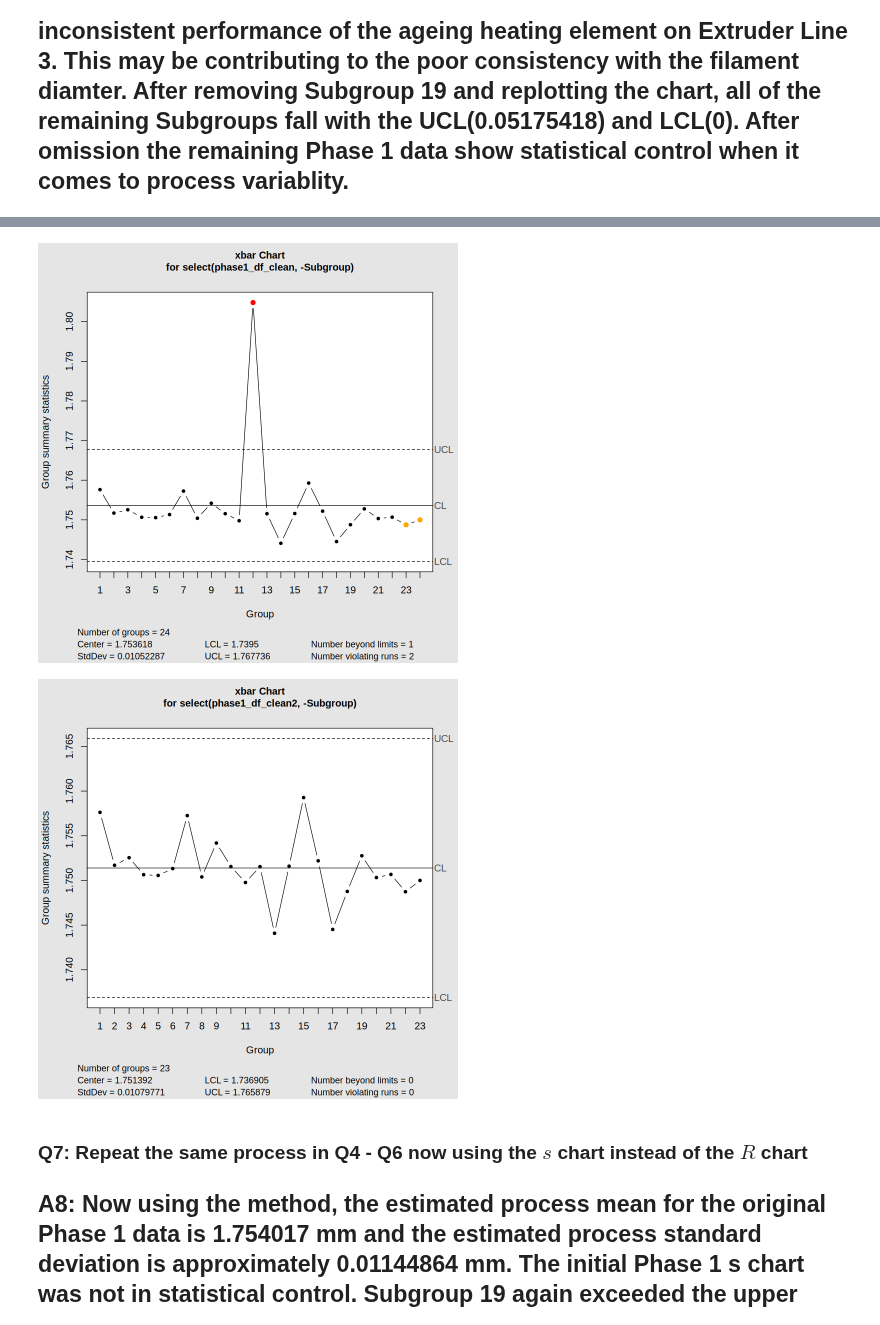
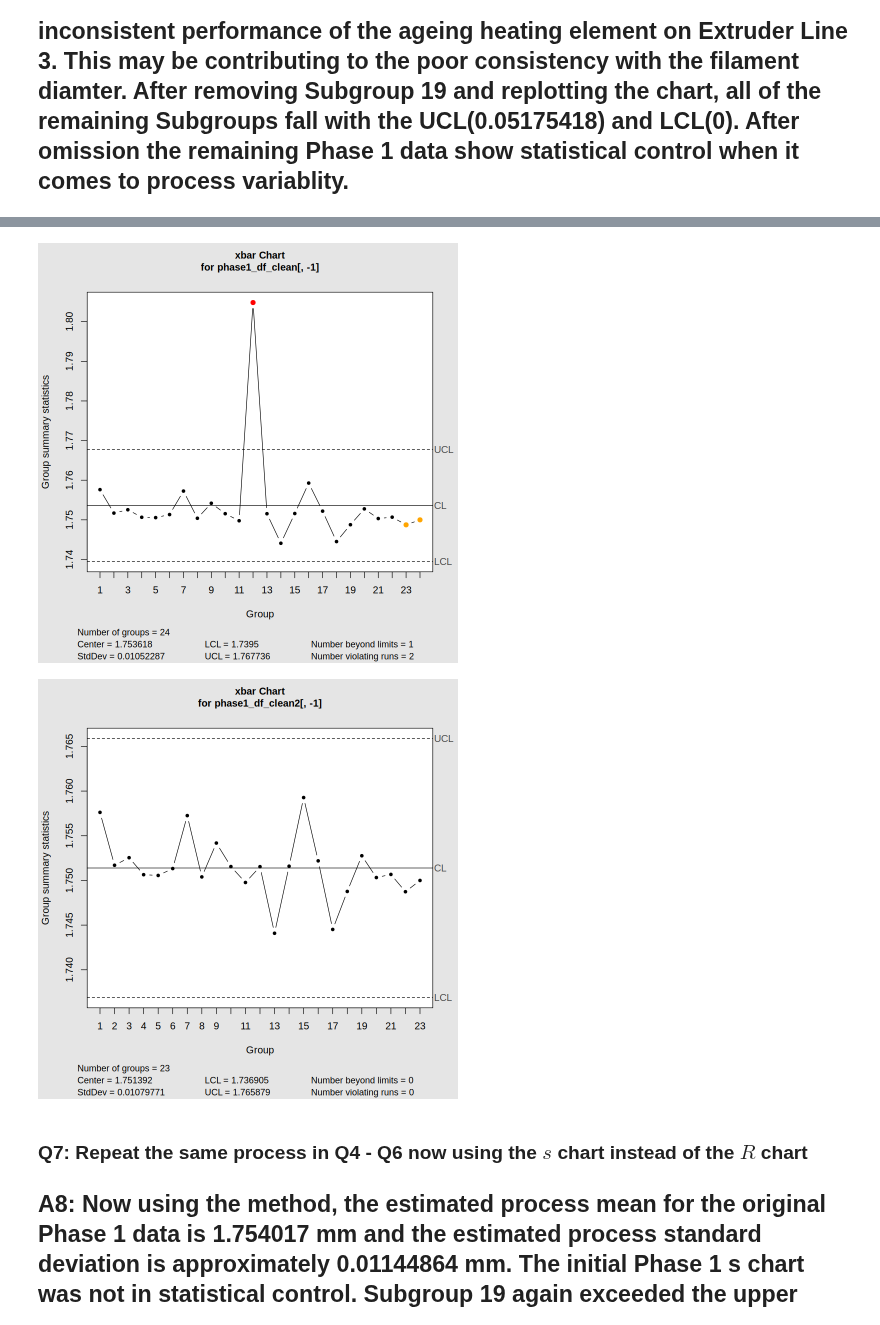
Before and after one commit to garrettspringsted/STAT-7110-Quality-Control, a Jupyter notebook: Assignments/HW1/STAT-7110-HW1.ipynb, the cells around one changed output, grey strips where cells are left out. Saved outputs shown, nothing was run; the diff lists cells and outputs as text; code cells hidden in the pictures.

```diff
--- a/Assignments/HW1/STAT-7110-HW1.ipynb
+++ b/Assignments/HW1/STAT-7110-HW1.ipynb
@@ -168,17 +168,17 @@ phase1_R_clean <-qcc(phase1_df_clean |> select[,-1],
 # %%
-phase1_xbar_clean <-qcc(phase1_df_clean |> select[,-1],
+phase1_xbar_clean <-qcc(phase1_df_clean[,-1],
                                                   type= "xbar",
                                                   plot = TRUE)
 
 phase1_df_clean2<- phase1_df_clean |>
   filter(Subgroup !=12)
 
-phase1_xbar_clean2 <- qcc(phase1_df_clean2 |> select[,-1],
+phase1_xbar_clean2 <- qcc(phase1_df_clean2[,-1],
                                                      type = "xbar",
                                                      plot = TRUE)
 # %% [output]
-[figure, old version]
+[figure, new version]
-[figure, old version]
+[figure, new version]
 # %% [markdown]
 ### Q7: Repeat the same process in Q4 - Q6 now using the $s$ chart instead of the $R$ chart
 
```
Also changed, not shown: parts of 7 cells of this notebook.
